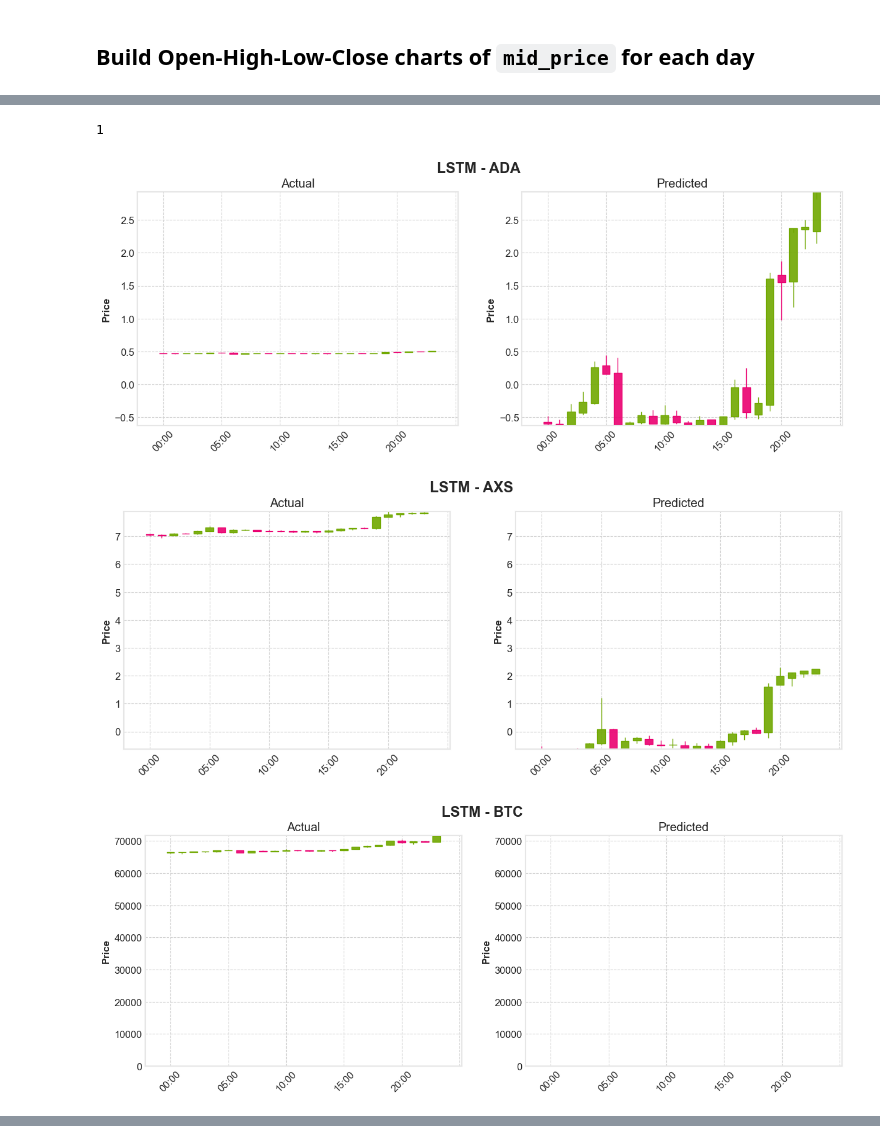
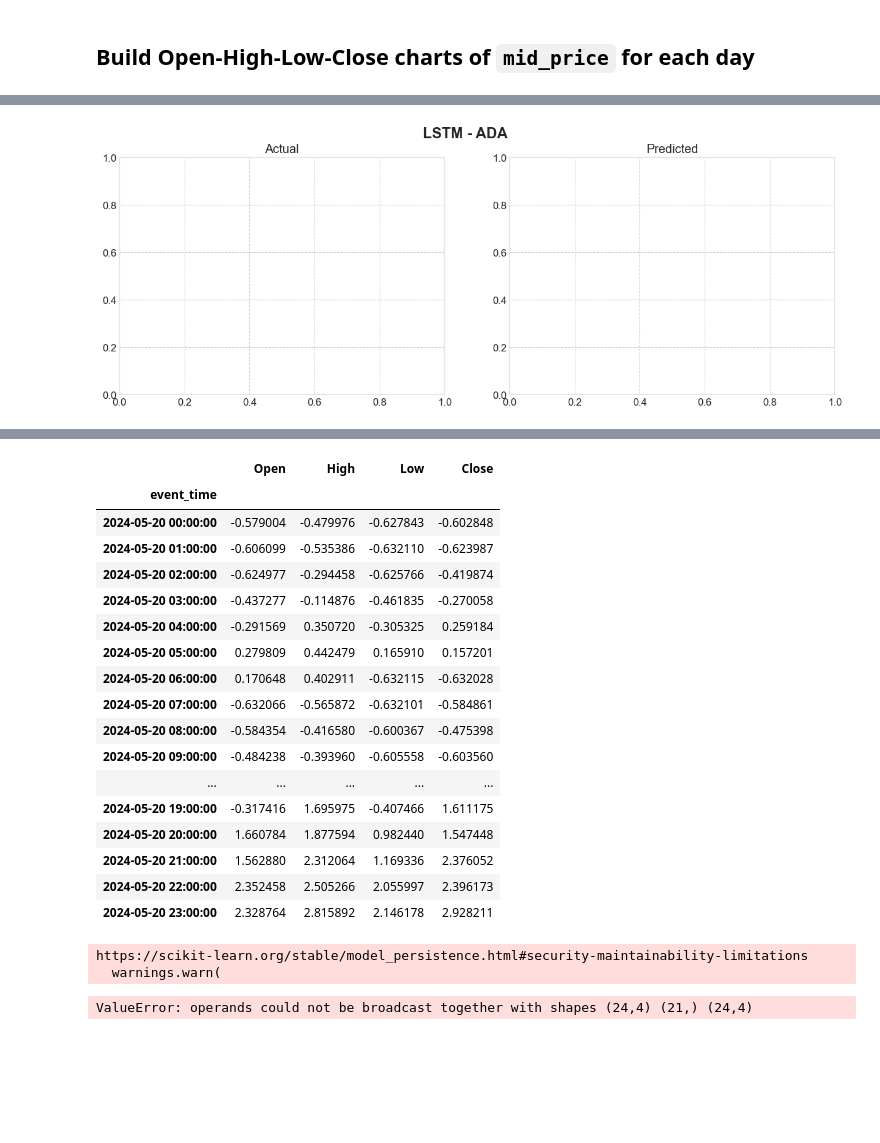
Before and after one commit to LuisAntonioBordignon/Stock-Price-Prediction, a Jupyter notebook: notebooks/exploratory-analysis.ipynb, the cells around one changed output, grey strips where cells are left out. Saved outputs shown, nothing was run; the diff lists cells and outputs as text; code cells hidden in the pictures; blank space fills up the shorter version.

```diff
--- a/notebooks/exploratory-analysis.ipynb
+++ b/notebooks/exploratory-analysis.ipynb
@@ -131,28 +127,27 @@ for y_true, y_hat in zip(validation_datafiles, prediction_datafiles):
 # %%
 validation_datafiles = (datadir / "tickers").glob("**/*-day_5-raw.parquet")
 prediction_datafiles = (datadir / "predictions").glob("LSTM-*.parquet")
 
 for y_true, y_hat in zip(validation_datafiles, prediction_datafiles):
+
     title = y_hat.stem.replace("-", " - ")
     fig, (ax1, ax2) = plt.subplots(1, 2, figsize=(15, 5))
 
     fig.suptitle(title)
     ax1.set_title("Actual")
     ax2.set_title("Predicted")
 
     data1 = to_OHLC(pd.read_parquet(y_true)["mid_price"], "1h")
     data2 = to_OHLC(pd.read_parquet(y_hat), "1h")
+    break
     combined_ymin = min(data1.min().min(), data2.min().min())
     combined_ymax = max(data1.max().max(), data2.max().max())
 
     ax1.set_ylim(combined_ymin, combined_ymax)
     ax2.set_ylim(combined_ymin, combined_ymax)
 
     mpf.plot(data1, type="candle", style="binance", ax=ax1)
     mpf.plot(data2, type="candle", style="binance", ax=ax2)
     plt.savefig(resultsdir / y_hat.with_suffix(".svg").name)
 # %% [output]
-1
-[figure, old version]
+[figure, new version]
-[figure, removed]
-[figure, removed]
@@ -160,0 +154,36 @@ for y_true, y_hat in zip(validation_datafiles, prediction_datafiles):
+# %%
+data2
+# %% [output]
+|  | Open | High | Low | Close |
+| event_time |  |  |  |  |
+| 2024-05-20 00:00:00 | -0.579004 | -0.479976 | -0.627843 | -0.602848 |
+| 2024-05-20 01:00:00 | -0.606099 | -0.535386 | -0.632110 | -0.623987 |
+| 2024-05-20 02:00:00 | -0.624977 | -0.294458 | -0.625766 | -0.419874 |
+| 2024-05-20 03:00:00 | -0.437277 | -0.114876 | -0.461835 | -0.270058 |
+| 2024-05-20 04:00:00 | -0.291569 | 0.350720 | -0.305325 | 0.259184 |
+| 2024-05-20 05:00:00 | 0.279809 | 0.442479 | 0.165910 | 0.157201 |
+| 2024-05-20 06:00:00 | 0.170648 | 0.402911 | -0.632115 | -0.632028 |
+| 2024-05-20 07:00:00 | -0.632066 | -0.565872 | -0.632101 | -0.584861 |
+| 2024-05-20 08:00:00 | -0.584354 | -0.416580 | -0.600367 | -0.475398 |
+| 2024-05-20 09:00:00 | -0.484238 | -0.393960 | -0.605558 | -0.603560 |
+| ... | ... | ... | ... | ... |
+| 2024-05-20 19:00:00 | -0.317416 | 1.695975 | -0.407466 | 1.611175 |
+| 2024-05-20 20:00:00 | 1.660784 | 1.877594 | 0.982440 | 1.547448 |
+| 2024-05-20 21:00:00 | 1.562880 | 2.312064 | 1.169336 | 2.376052 |
+| 2024-05-20 22:00:00 | 2.352458 | 2.505266 | 2.055997 | 2.396173 |
+| 2024-05-20 23:00:00 | 2.328764 | 2.815892 | 2.146178 | 2.928211 |
+# %%
+scaler_ADA = pickle.load(open(datadir / "scalers" / "ADA-5.pkl", "rb"))
+scaler_BTC = pickle.load(open(datadir / "scalers" / "BTC-5.pkl", "rb"))
+scaler_DOGE = pickle.load(open(datadir / "scalers" / "DOGE-5.pkl", "rb"))
+scaler_NEAR = pickle.load(open(datadir / "scalers" / "NEAR-5.pkl", "rb"))
+scaler_AXS = pickle.load(open(datadir / "scalers" / "AXS-5.pkl", "rb"))
+# %% [output]
+https://scikit-learn.org/stable/model_persistence.html#security-maintainability-limitations
+  warnings.warn(
+# %%
+# desnormalizar data2
+data2 = scaler_ADA.inverse_transform(data2)
+data2
+# %% [output]
+ValueError: operands could not be broadcast together with shapes (24,4) (21,) (24,4)
```
Also changed, not shown: parts of 4 cells of this notebook.
